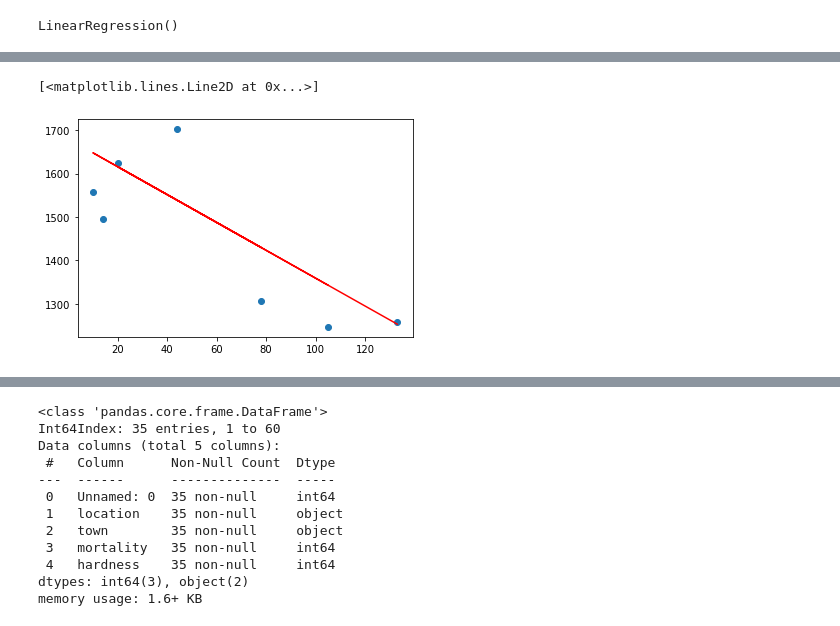
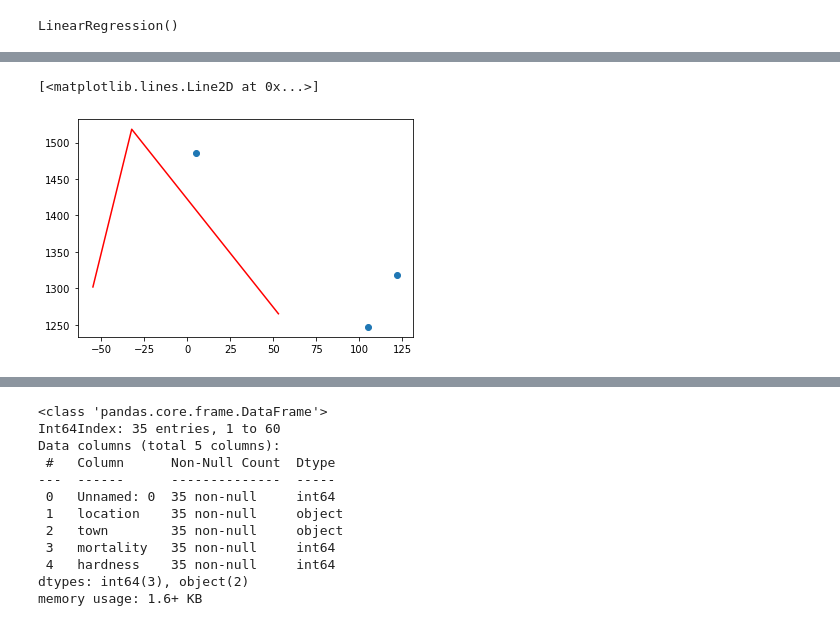
Before and after one commit to nataGar/garanina, a Jupyter notebook: ПИТОН/MyRegressKor.ipynb, the cells around one changed output, grey strips where cells are left out. Cells and saved outputs as stored; diff of their text form; code cells hidden in the pictures.

```diff
--- a/ПИТОН/MyRegressKor.ipynb
+++ b/ПИТОН/MyRegressKor.ipynb
@@ -227,7 +218,7 @@ model_S.score(X_test, y_test)
 # %%
-# визуализация ошибок
+# визуализация ошибок, как я понимаю, в этом случае модель нормальная?
 plt.scatter(X_test, y_test)
-plt.plot(X_test, y_pred, c='r')
+plt.plot(y_test-y_pred, y_pred, c='r' )
 # %% [output]
 [<matplotlib.lines.Line2D at 0x...>]
-[figure, old version]
+[figure, new version]
```
Also changed, not shown: parts of 12 cells of this notebook.
